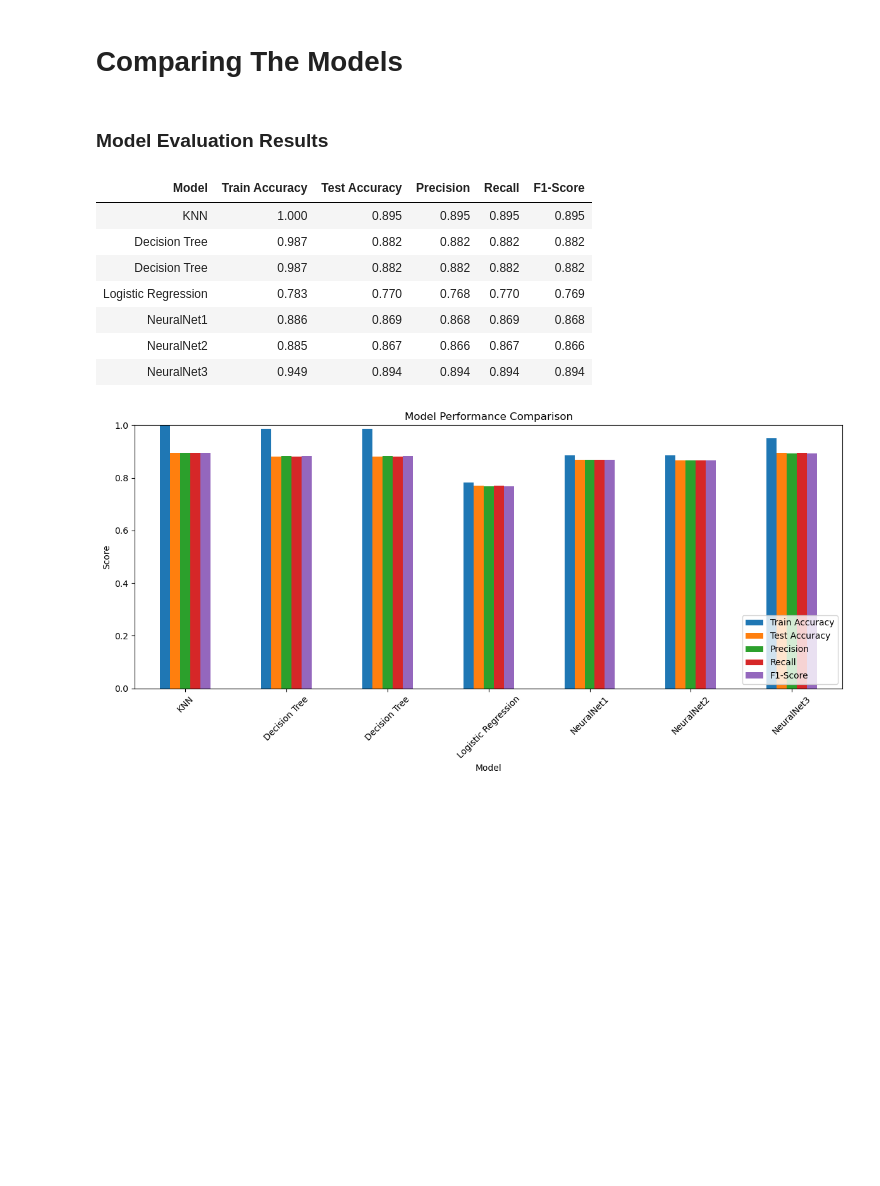
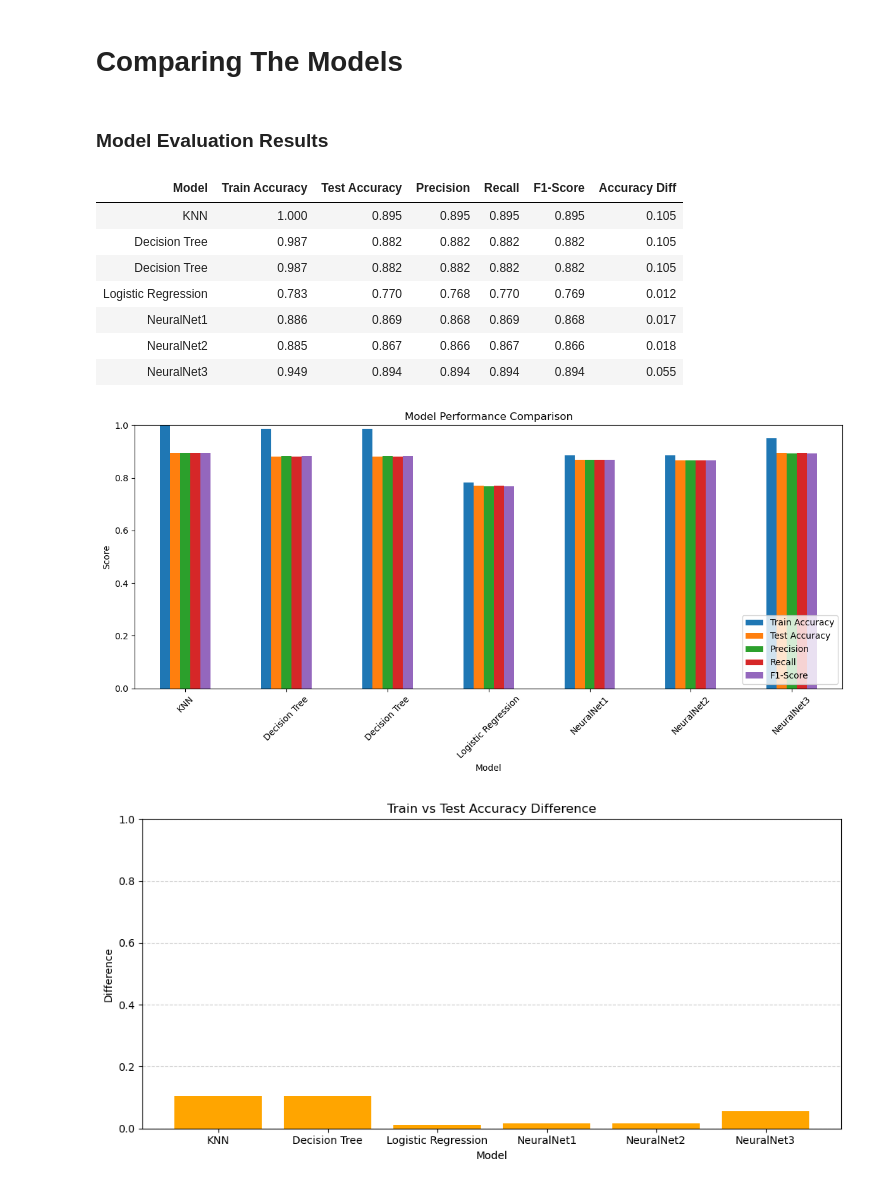
Before and after one commit to USMAN-FAIZYAB-KHAN/ML-CEP, a Jupyter notebook: CS22076.ipynb, the cells around one changed output. Saved outputs shown, nothing was run; the diff lists cells and outputs as text; code cells hidden in the pictures; blank space fills up the shorter version.

```diff
--- a/CS22076.ipynb
+++ b/CS22076.ipynb
@@ -765,6 +765,7 @@ results.append({
     'Model': 'Logistic Regression',
     'Train Accuracy': accuracy_score(y_train, lr.predict(X_train)),
     'Test Accuracy': accuracy_score(y_test, lr.predict(X_test)),
+    ''
     'Precision': precision_score(y_test, lr.predict(X_test), average='weighted'),
     'Recall': recall_score(y_test, lr.predict(X_test), average='weighted'),
     'F1-Score': f1_score(y_test, lr.predict(X_test), average='weighted')
@@ -902,29 +903,29 @@ plot_history(
 # %%
 results.append({
     'Model': 'NeuralNet1',
-    'Train Accuracy': accuracy_score(y_train, model1.predict(X_train).argmax(axis=1)),
-    'Test Accuracy': accuracy_score(y_test, model1.predict(X_test).argmax(axis=1)),
-    'Precision': precision_score(y_test, model1.predict(X_test).argmax(axis=1), average='weighted'),
-    'Recall': recall_score(y_test, model1.predict(X_test).argmax(axis=1), average='weighted'),
-    'F1-Score': f1_score(y_test, model1.predict(X_test).argmax(axis=1), average='weighted')
+    'Train Accuracy': accuracy_score(y_train, nn1.predict(X_train).argmax(axis=1)),
+    'Test Accuracy': accuracy_score(y_test, nn1.predict(X_test).argmax(axis=1)),
+    'Precision': precision_score(y_test, nn1.predict(X_test).argmax(axis=1), average='weighted'),
+    'Recall': recall_score(y_test, nn1.predict(X_test).argmax(axis=1), average='weighted'),
+    'F1-Score': f1_score(y_test, nn1.predict(X_test).argmax(axis=1), average='weighted')
 })
 
 results.append({
     'Model': 'NeuralNet2',
-    'Train Accuracy': accuracy_score(y_train, model2.predict(X_train).argmax(axis=1)),
-    'Test Accuracy': accuracy_score(y_test, model2.predict(X_test).argmax(axis=1)),
-    'Precision': precision_score(y_test, model2.predict(X_test).argmax(axis=1), average='weighted'),
-    'Recall': recall_score(y_test, model2.predict(X_test).argmax(axis=1), average='weighted'),
-    'F1-Score': f1_score(y_test, model2.predict(X_test).argmax(axis=1), average='weighted')
+    'Train Accuracy': accuracy_score(y_train, nn2.predict(X_train).argmax(axis=1)),
+    'Test Accuracy': accuracy_score(y_test, nn2.predict(X_test).argmax(axis=1)),
+    'Precision': precision_score(y_test, nn2.predict(X_test).argmax(axis=1), average='weighted'),
+    'Recall': recall_score(y_test, nn2.predict(X_test).argmax(axis=1), average='weighted'),
+    'F1-Score': f1_score(y_test, nn2.predict(X_test).argmax(axis=1), average='weighted')
 })
 
 results.append({
     'Model': 'NeuralNet3',
-    'Train Accuracy': accuracy_score(y_train, model3.predict(X_train).argmax(axis=1)),
-    'Test Accuracy': accuracy_score(y_test, model3.predict(X_test).argmax(axis=1)),
-    'Precision': precision_score(y_test, model3.predict(X_test).argmax(axis=1), average='weighted'),
-    'Recall': recall_score(y_test, model3.predict(X_test).argmax(axis=1), average='weighted'),
-    'F1-Score': f1_score(y_test, model3.predict(X_test).argmax(axis=1), average='weighted')
+    'Train Accuracy': accuracy_score(y_train, nn3.predict(X_train).argmax(axis=1)),
+    'Test Accuracy': accuracy_score(y_test, nn3.predict(X_test).argmax(axis=1)),
+    'Precision': precision_score(y_test, nn3.predict(X_test).argmax(axis=1), average='weighted'),
+    'Recall': recall_score(y_test, nn3.predict(X_test).argmax(axis=1), average='weighted'),
+    'F1-Score': f1_score(y_test, nn3.predict(X_test).argmax(axis=1), average='weighted')
 })
 # %% [output]
 866/866 ━━━━━━━━━━━━━━━━━━━━ 1s 909us/step
@@ -968,36 +969,49 @@ display(tabs)
 # %%
 # Convert to DataFrame
 df_results = pd.DataFrame(results)
+df_results['Accuracy Diff'] = df_results['Train Accuracy'] - df_results['Test Accuracy']
 display(Markdown("### Model Evaluation Results"))
 display(df_results.style.hide(axis="index").format({
     'Train Accuracy': "{:.3f}",
     'Test Accuracy': "{:.3f}",
     'Accuracy Diff': "{:.3f}",
     'Precision': "{:.3f}",
     'Recall': "{:.3f}",
     'F1-Score': "{:.3f}"
 }))
 
 # Bar plot for model performance comparison
 metrics = ['Train Accuracy', 'Test Accuracy', 'Precision', 'Recall', 'F1-Score']
 df_plot = df_results.set_index('Model')[metrics]
 
 df_plot.plot(kind='bar', figsize=(12, 6))
 plt.title("Model Performance Comparison")
 plt.ylabel("Score")
 plt.ylim(0, 1)
 plt.xticks(rotation=45)
 plt.legend(loc='lower right')
 plt.tight_layout()
 plt.show()
+
+# Graphing the difference between train and test accuracy
+plt.figure(figsize=(10, 5))
+plt.bar(df_results['Model'], df_results['Train Accuracy'] - df_results['Test Accuracy'], color='orange')
+plt.title("Train vs Test Accuracy Difference")
+plt.ylabel("Difference")
+plt.xlabel("Model")
+plt.ylim(0, 1)
+plt.grid(axis='y', linestyle='--', alpha=0.6)
+plt.tight_layout()
+plt.show()
 # %% [output]
 ### Model Evaluation Results
-| Model | Train Accuracy | Test Accuracy | Precision | Recall | F1-Score |
-| KNN | 1.000 | 0.895 | 0.895 | 0.895 | 0.895 |
-| Decision Tree | 0.987 | 0.882 | 0.882 | 0.882 | 0.882 |
-| Decision Tree | 0.987 | 0.882 | 0.882 | 0.882 | 0.882 |
-| Logistic Regression | 0.783 | 0.770 | 0.768 | 0.770 | 0.769 |
-| NeuralNet1 | 0.886 | 0.869 | 0.868 | 0.869 | 0.868 |
-| NeuralNet2 | 0.885 | 0.867 | 0.866 | 0.867 | 0.866 |
-| NeuralNet3 | 0.949 | 0.894 | 0.894 | 0.894 | 0.894 |
+| Model | Train Accuracy | Test Accuracy | Precision | Recall | F1-Score | Accuracy Diff |
+| KNN | 1.000 | 0.895 | 0.895 | 0.895 | 0.895 | 0.105 |
+| Decision Tree | 0.987 | 0.882 | 0.882 | 0.882 | 0.882 | 0.105 |
+| Decision Tree | 0.987 | 0.882 | 0.882 | 0.882 | 0.882 | 0.105 |
+| Logistic Regression | 0.783 | 0.770 | 0.768 | 0.770 | 0.769 | 0.012 |
+| NeuralNet1 | 0.886 | 0.869 | 0.868 | 0.869 | 0.868 | 0.017 |
+| NeuralNet2 | 0.885 | 0.867 | 0.866 | 0.867 | 0.866 | 0.018 |
+| NeuralNet3 | 0.949 | 0.894 | 0.894 | 0.894 | 0.894 | 0.055 |
 [figure]
+[figure, added]
```
Also changed, not shown: parts of 3 cells of this notebook, 1 other file.
